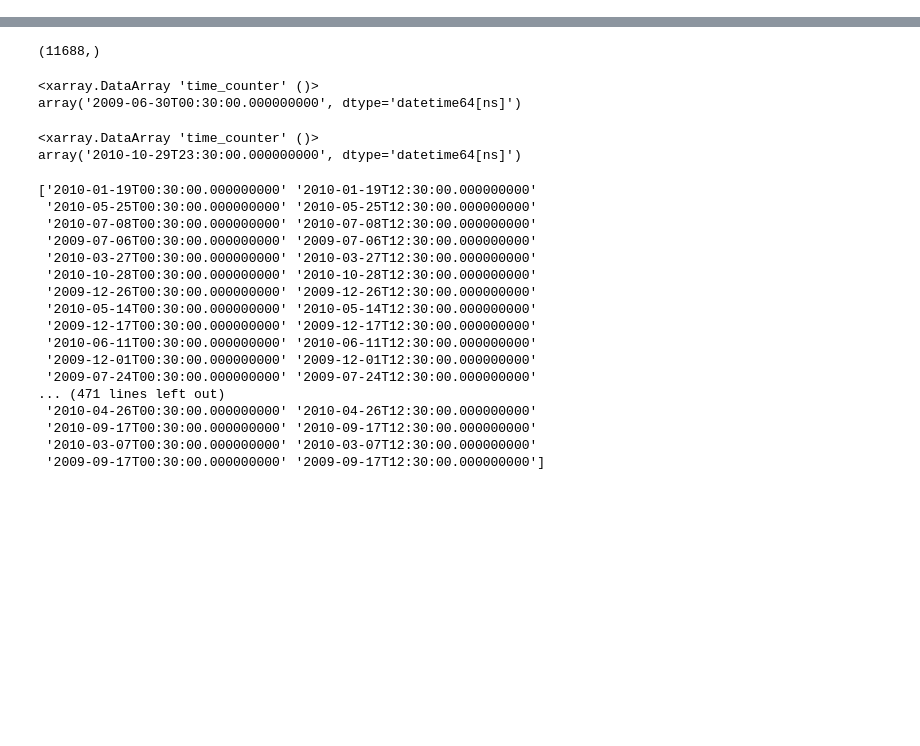
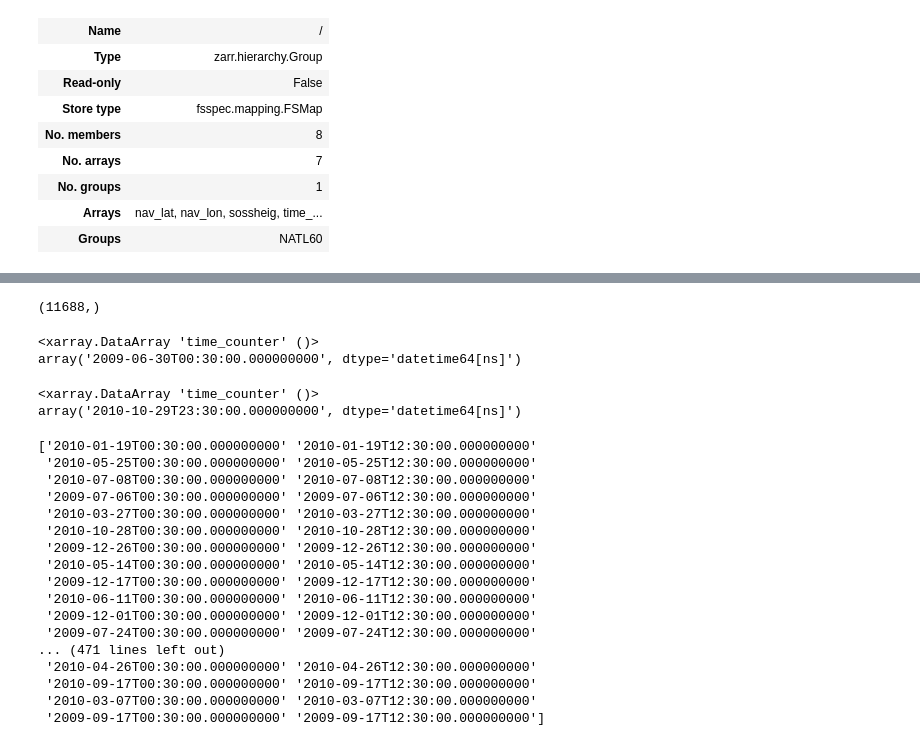
Before and after one commit to auraoupa/pangeo-deployments-test, a Jupyter notebook: 2019-09-30-AA-check-ssh-eNATL60-BLBT02X.ipynb, the cells around one changed output, grey strips where cells are left out. Cells and saved outputs as stored; diff of their text form; code cells hidden in the pictures; blank space fills up the shorter version.

```diff
--- a/2019-09-30-AA-check-ssh-eNATL60-BLBT02X.ipynb
+++ b/2019-09-30-AA-check-ssh-eNATL60-BLBT02X.ipynb
@@ -69,3 +73,16 @@ Data variables:
     timeStamp:    2019-Mar-24 06:31:35 GMT
     title:        ocean T grid variables
     uuid:         80877374-74d2-468e-9fc6-d8cae8009094
+# %%
+g = zarr.open_group(mapzarr)
+g.info
+# %% [output]
+| Name | / |
+| Type | zarr.hierarchy.Group |
+| Read-only | False |
+| Store type | fsspec.mapping.FSMap |
+| No. members | 8 |
+| No. arrays | 7 |
+| No. groups | 1 |
+| Arrays | nav_lat, nav_lon, sossheig, time_... |
+| Groups | NATL60 |
```
Also changed, not shown: parts of 12 cells of this notebook, 2 other files.
